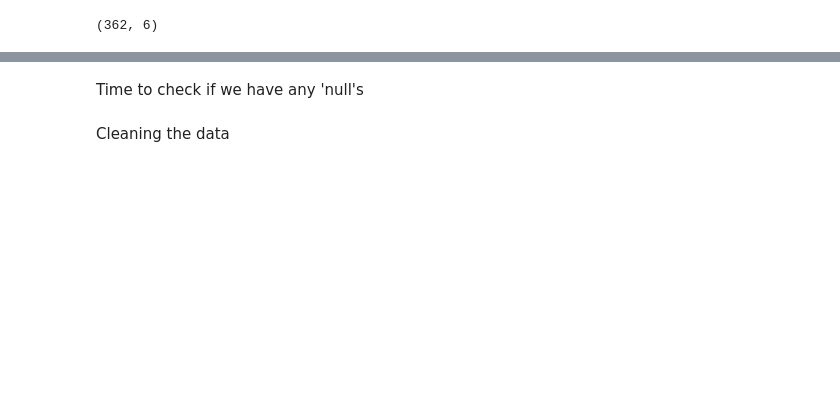
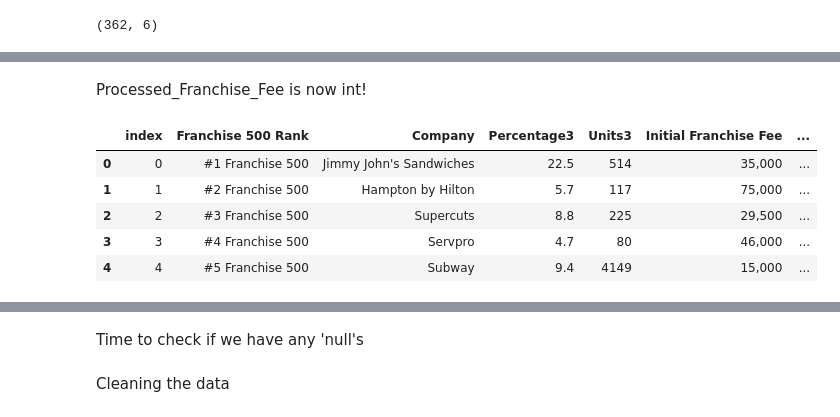
Before and after one commit to ChadSim/firstPro, a Jupyter notebook: Fin Project.ipynb, the cells around one changed output, grey strips where cells are left out. Cells and saved outputs as stored; diff of their text form; code cells hidden in the pictures; blank space fills up the shorter version.

```diff
--- a/Fin Project.ipynb
+++ b/Fin Project.ipynb
@@ -172,0 +197,25 @@ ValueError: cannot convert float NaN to integer
+# %% [markdown]
+ Processed_Franchise_Fee is now int!
+# %%
+# solution, we will transform all range values into singular values
+def process_franchise_fee(value):
+    if '-' in str(value):
+        # Handle ranges by calculating the average
+        start, end = map(float, value.replace(',', '').split('-'))
+        return (start + end) / 2
+    else:
+        # Keep numeric values as is
+        return float(value.replace(',', ''))
+
+# Create a new column 'Processed_Franchise_Fee' based on the custom function
+new_df_3yr['Processed_Franchise_Fee'] = new_df_1yr['Initial Franchise Fee'].apply(process_franchise_fee)
+
+# Display the modified DataFrame
+new_df_3yr.head(5)
+# %% [output]
+|  | index | Franchise 500 Rank | Company | Percentage3 | Units3 | Initial Franchise Fee | ... |
+| 0 | 0 | #1 Franchise 500 | Jimmy John's Sandwiches | 22.5 | 514 | 35,000 | ... |
+| 1 | 1 | #2 Franchise 500 | Hampton by Hilton | 5.7 | 117 | 75,000 | ... |
+| 2 | 2 | #3 Franchise 500 | Supercuts | 8.8 | 225 | 29,500 | ... |
+| 3 | 3 | #4 Franchise 500 | Servpro | 4.7 | 80 | 46,000 | ... |
+| 4 | 4 | #5 Franchise 500 | Subway | 9.4 | 4149 | 15,000 | ... |
```
Also changed, not shown: parts of 25 cells of this notebook.
